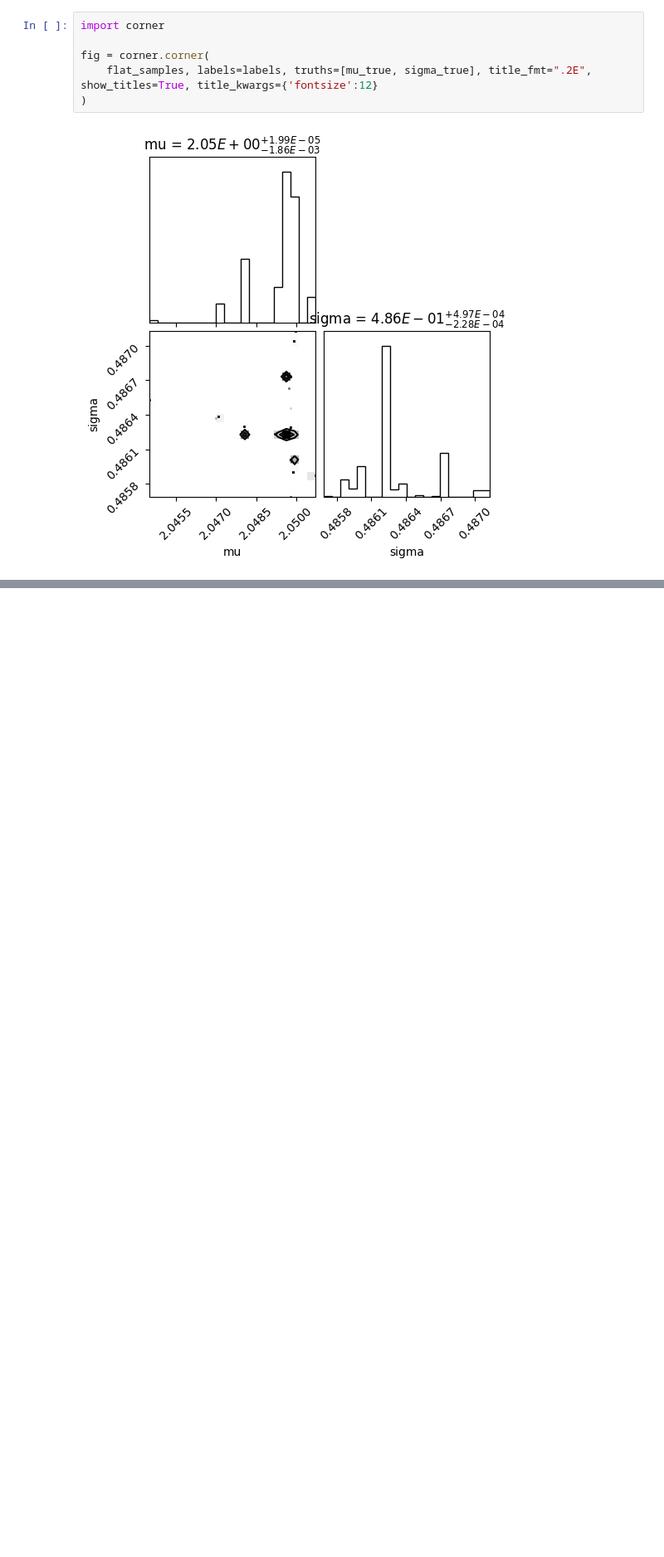
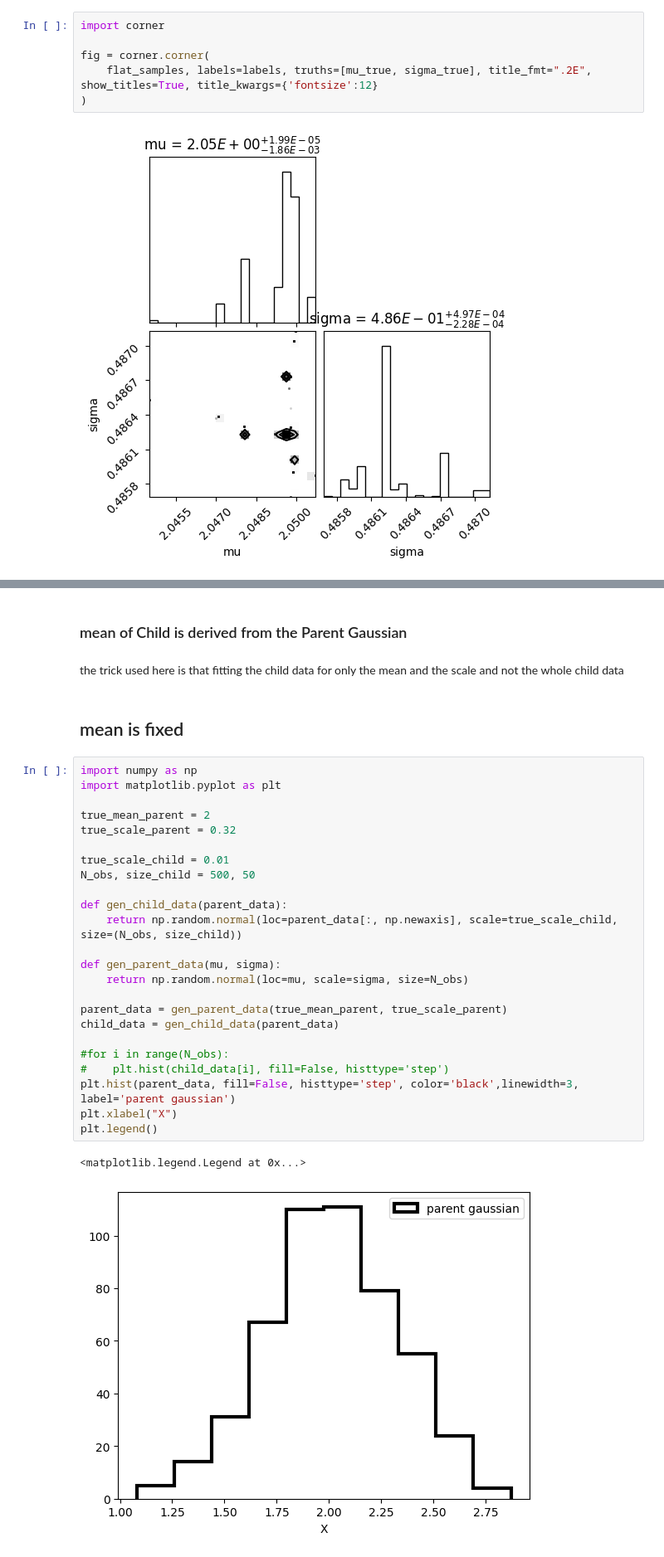
Before and after one commit to SSingh087/test-hierarchical-model, a Jupyter notebook: test-toy-HM/EMCEE tests/test-emcee-variation.ipynb, the cells around one changed output, grey strips where cells are left out. Shown at 83% size. Saved outputs shown, nothing was run; the diff lists cells and outputs as text; blank space fills up the shorter version.

```diff
--- a/test-toy-HM/EMCEE tests/test-emcee-variation.ipynb
+++ b/test-toy-HM/EMCEE tests/test-emcee-variation.ipynb
@@ -841,0 +844,33 @@ fig = corner.corner(
+# %% [markdown]
+### mean of Child is derived from the Parent Gaussian
+# %% [markdown]
+the trick used here is that fitting the child data for only the mean and the scale and not the whole child data
+# %% [markdown]
+## mean is fixed
+# %%
+import numpy as np
+import matplotlib.pyplot as plt
+
+true_mean_parent = 2
+true_scale_parent = 0.32
+
+true_scale_child = 0.01
+N_obs, size_child = 500, 50
+
+def gen_child_data(parent_data):
+    return np.random.normal(loc=parent_data[:, np.newaxis], scale=true_scale_child, size=(N_obs, size_child))
+
+def gen_parent_data(mu, sigma):
+    return np.random.normal(loc=mu, scale=sigma, size=N_obs)
+
+parent_data = gen_parent_data(true_mean_parent, true_scale_parent)
+child_data = gen_child_data(parent_data)
+
+#for i in range(N_obs):
+#    plt.hist(child_data[i], fill=False, histtype='step')
+plt.hist(parent_data, fill=False, histtype='step', color='black',linewidth=3, label='parent gaussian')
+plt.xlabel("X")
+plt.legend()
+# %% [output]
+<matplotlib.legend.Legend at 0x...>
+[figure, added]
```
Also changed, not shown: parts of 90 cells of this notebook, 2 other files.
